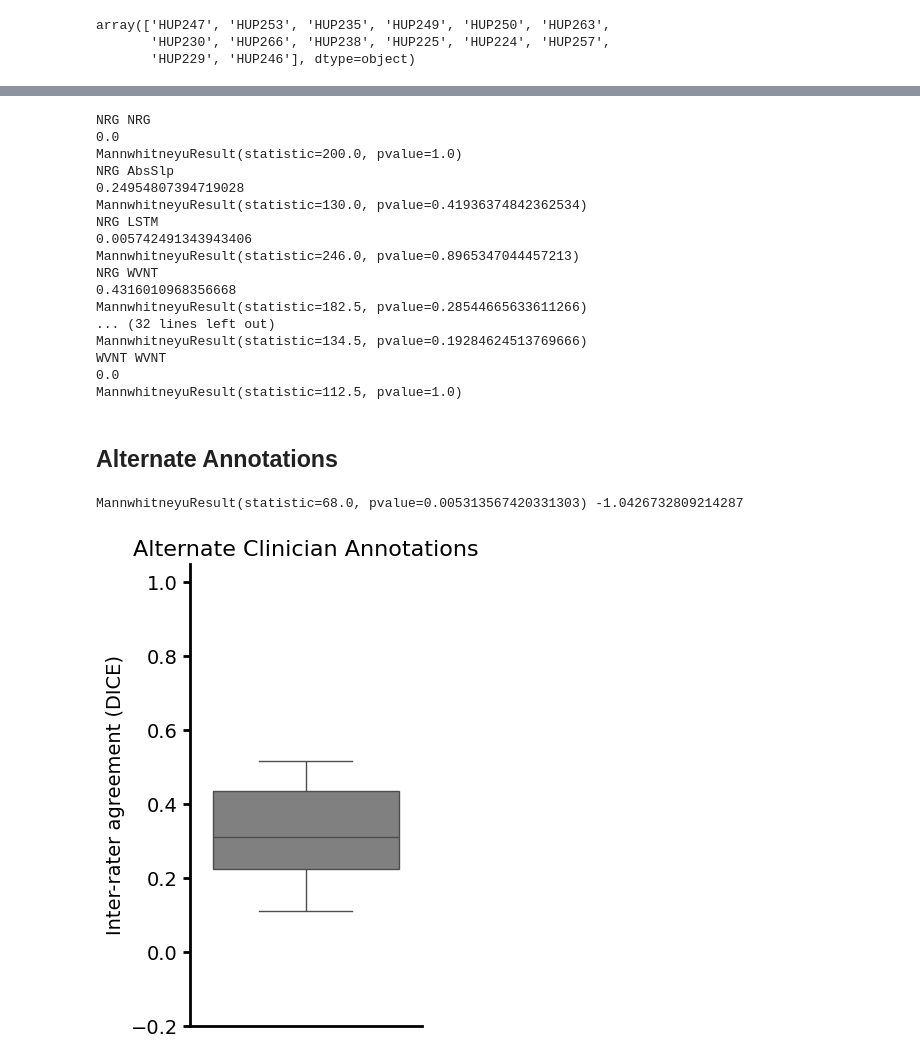
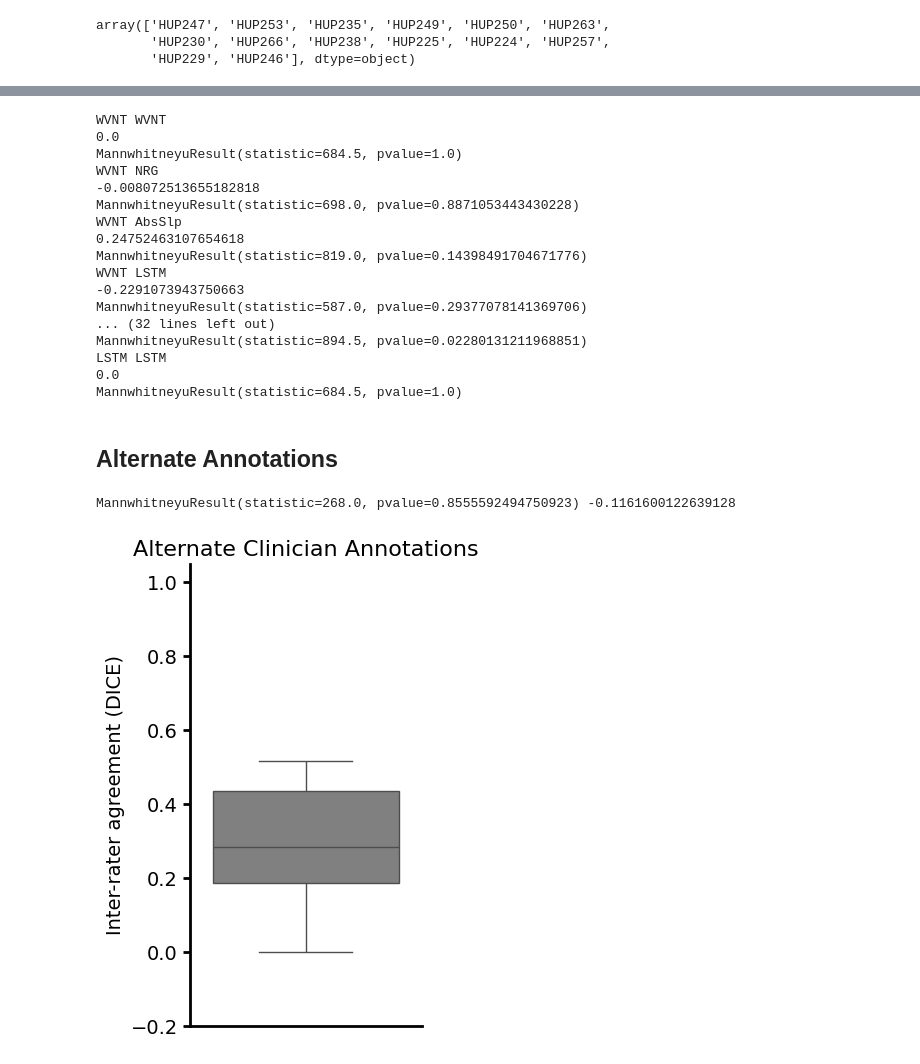
Before and after one commit to wojemann/stim-seizures, a Jupyter notebook: code/tuning_model_thresholds.ipynb, the cells around one changed output, grey strips where cells are left out. Drawn from its saved outputs; the diff is of its cells as text; code cells hidden in the pictures.

```diff
--- a/code/tuning_model_thresholds.ipynb
+++ b/code/tuning_model_thresholds.ipynb
@@ -156,7 +142,8 @@ pred_channels_wdice.to_pickle(ospj(prodatapath,f"pretrain_predicted_channels_wdi
 # %% [markdown]
 ### Calculating clinician consensus
 # %%
-consensus_annots = pd.read_pickle(ospj(prodatapath,'stim_seizure_information_consensus.pkl'))
+consensus_annots = pd.read_pickle(ospj(prodatapath,'threshold_tuning_consensus.pkl'))
+consensus_annots.head()
 # spread_consensus_annots = consensus_annots.copy()
 # for i_r, row in consensus_annots.iterrows():
 #     annot_sets = row.ueo
@@ -173,5 +167,6 @@ consensus_annots = pd.read_pickle(ospj(prodatapath,'stim_seizure_information_con
 # %%
 consensus_annots = consensus_annots[consensus_annots.stim == 0]
+consensus_annots = consensus_annots[consensus_annots.clinician.apply(lambda x: len(x)>1)]
 spread_consensus_annots = consensus_annots.copy()
 note_type = 'ueo'
 for i_r, row in consensus_annots.iterrows():
@@ -423,12 +478,12 @@ MannwhitneyuResult(statistic=887.5, pvalue=0.028431297249938824)
 ## KDE Model Predictions
 # %%
 # Loading in human annotations with consensus annotation already created
-annotations_df = pd.read_pickle(ospj(prodatapath,"stim_seizure_information_consensus.pkl"))
+annotations_df = pd.read_pickle(ospj(prodatapath,"threshold_tuning_consensus.pkl"))
 annotations_df.columns = ['Patient' if c == 'patient' else c for c in annotations_df.columns]
 
 # Loading in predicted channels for all models from generate_model_annotations.py
-# predicted_channels = pd.read_pickle(ospj(prodatapath,"kdeknee_predicted_channels_nor.pkl"))
-predicted_channels = pd.read_pickle(ospj(prodatapath,"gamma_predicted_channels_nor.pkl"))
+predicted_channels = pd.read_pickle(ospj(prodatapath,"kdeknee_predicted_channels_nor.pkl"))
+# predicted_channels = pd.read_pickle(ospj(prodatapath,"gamma_predicted_channels_nor.pkl"))
 predicted_channels = predicted_channels[predicted_channels.to_annotate == 1]
 
 # Sorting
@@ -453,4 +508,4 @@ array(['HUP247', 'HUP253', 'HUP235', 'HUP249', 'HUP250', 'HUP263',
        'HUP230', 'HUP266', 'HUP238', 'HUP225', 'HUP224', 'HUP257',
        'HUP229', 'HUP246'], dtype=object)
 # %%
-pred_channels_wdice = pred_channels_wdice[pred_channels_wdice.ueo_consensus_strict_dice > 0]
+# pred_channels_wdice = pred_channels_wdice[pred_channels_wdice.ueo_consensus_strict_dice > 0]
@@ -496,30 +543,30 @@ all_ps = []
 for i_mdl in pred_channels_wdice.model.unique():
     for j_mdl in pred_channels_wdice.model.unique():
         print(i_mdl,j_mdl)
-        p = sc.stats.mannwhitneyu(pred_channels_wdice[pred_channels_wdice.model == i_mdl].ueo_consensus_strict_dice,pred_channels_wdice[pred_channels_wdice.model == j_mdl].ueo_consensus_strict_dice)
-        d=cohens_d(pred_channels_wdice[pred_channels_wdice.model == i_mdl].ueo_consensus_strict_dice,
-                 pred_channels_wdice[pred_channels_wdice.model == j_mdl].ueo_consensus_strict_dice)
+        p = sc.stats.mannwhitneyu(pred_channels_wdice[pred_channels_wdice.model == i_mdl][pred_type],pred_channels_wdice[pred_channels_wdice.model == j_mdl][pred_type])
+        d=cohens_d(pred_channels_wdice[pred_channels_wdice.model == i_mdl][pred_type],
+                 pred_channels_wdice[pred_channels_wdice.model == j_mdl][pred_type])
         print(d)
         all_ps.append(p)
         print(p)
 # %% [output]
-NRG NRG
-0.0
-MannwhitneyuResult(statistic=200.0, pvalue=1.0)
-NRG AbsSlp
-0.24954807394719028
-MannwhitneyuResult(statistic=130.0, pvalue=0.41936374842362534)
-NRG LSTM
-0.005742491343943406
-MannwhitneyuResult(statistic=246.0, pvalue=0.8965347044457213)
-NRG WVNT
-0.4316010968356668
-MannwhitneyuResult(statistic=182.5, pvalue=0.28544665633611266)
-... (32 lines left out)
-MannwhitneyuResult(statistic=134.5, pvalue=0.19284624513769666)
 WVNT WVNT
 0.0
-MannwhitneyuResult(statistic=112.5, pvalue=1.0)
+MannwhitneyuResult(statistic=684.5, pvalue=1.0)
+WVNT NRG
+-0.008072513655182818
+MannwhitneyuResult(statistic=698.0, pvalue=0.8871053443430228)
+WVNT AbsSlp
+0.24752463107654618
+MannwhitneyuResult(statistic=819.0, pvalue=0.14398491704671776)
+WVNT LSTM
+-0.2291073943750663
+MannwhitneyuResult(statistic=587.0, pvalue=0.29377078141369706)
+... (32 lines left out)
+MannwhitneyuResult(statistic=894.5, pvalue=0.02280131211968851)
+LSTM LSTM
+0.0
+MannwhitneyuResult(statistic=684.5, pvalue=1.0)
 # %% [markdown]
 ## Alternate Annotations
 # %%
@@ -540,18 +587,18 @@ for i_g, group in grouped_annots.groupby('Patient File'):
     all_dice.append(dice_val)
 all_dice = np.atleast_1d(all_dice)
 # %%
-all_dice = all_dice[all_dice > 0]
+# all_dice = all_dice[all_dice > 0]
 plt.figure(figsize=(3,6))
 sns.boxplot(all_dice,color='gray')
 sns.despine()
 plt.title('Alternate Clinician Annotations')
 plt.ylabel('Inter-rater agreement (DICE)')
 plt.ylim([-.2,1.05])
 plt.xticks([])
 
 # sc.stats.mannwhitneyu(all_dice,all_plot_agreements[all_plot_agreements.model == 'LSTM'].dice),
-print(sc.stats.mannwhitneyu(all_dice,pred_channels_wdice[pred_channels_wdice.model == 'LSTM'].ueo_consensus_strict_dice),
-cohens_d(all_dice,pred_channels_wdice[pred_channels_wdice.model == 'LSTM'].ueo_consensus_strict_dice))
+print(sc.stats.mannwhitneyu(all_dice,pred_channels_wdice[pred_channels_wdice.model == 'LSTM'].ueo_consensus_loose_dice),
+cohens_d(all_dice,pred_channels_wdice[pred_channels_wdice.model == 'LSTM'].ueo_consensus_loose_dice))
 # %% [output]
-MannwhitneyuResult(statistic=68.0, pvalue=0.005313567420331303) -1.0426732809214287
+MannwhitneyuResult(statistic=268.0, pvalue=0.8555592494750923) -0.1161600122639128
-[figure, old version]
+[figure, new version]
```
Also changed, not shown: parts of 29 cells of this notebook, 5 other files.
